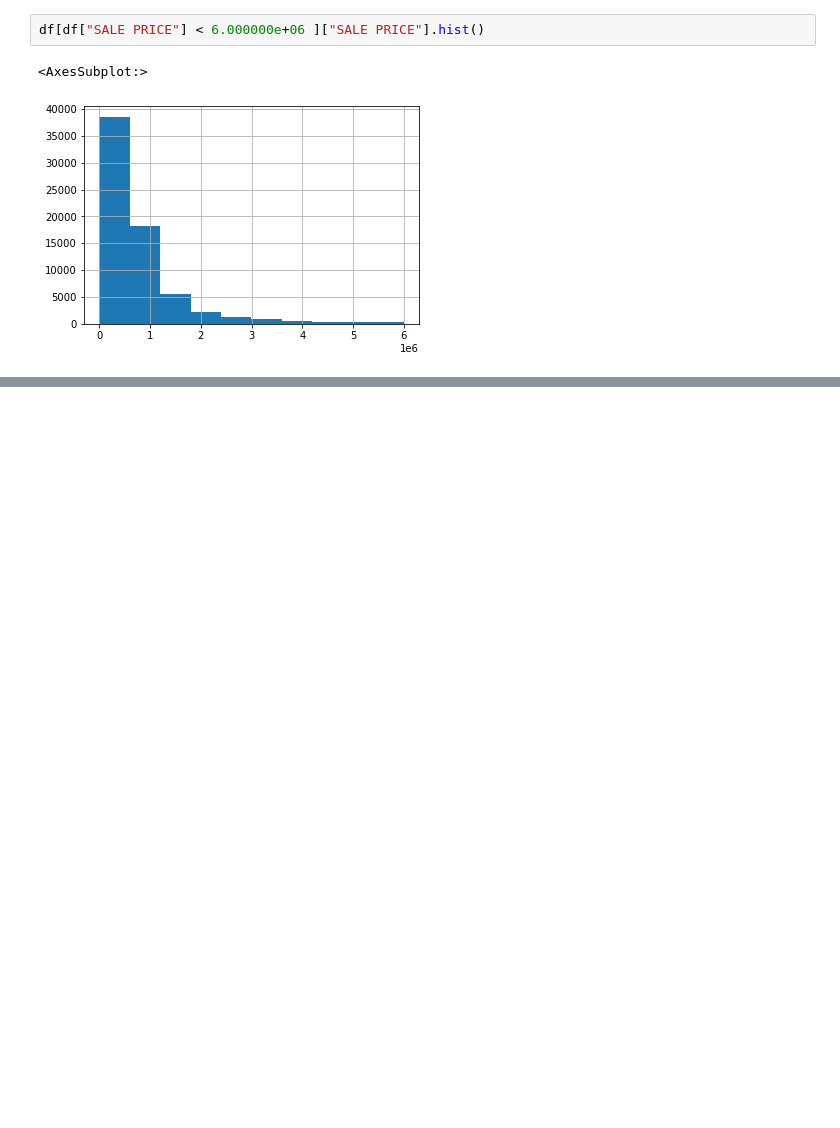
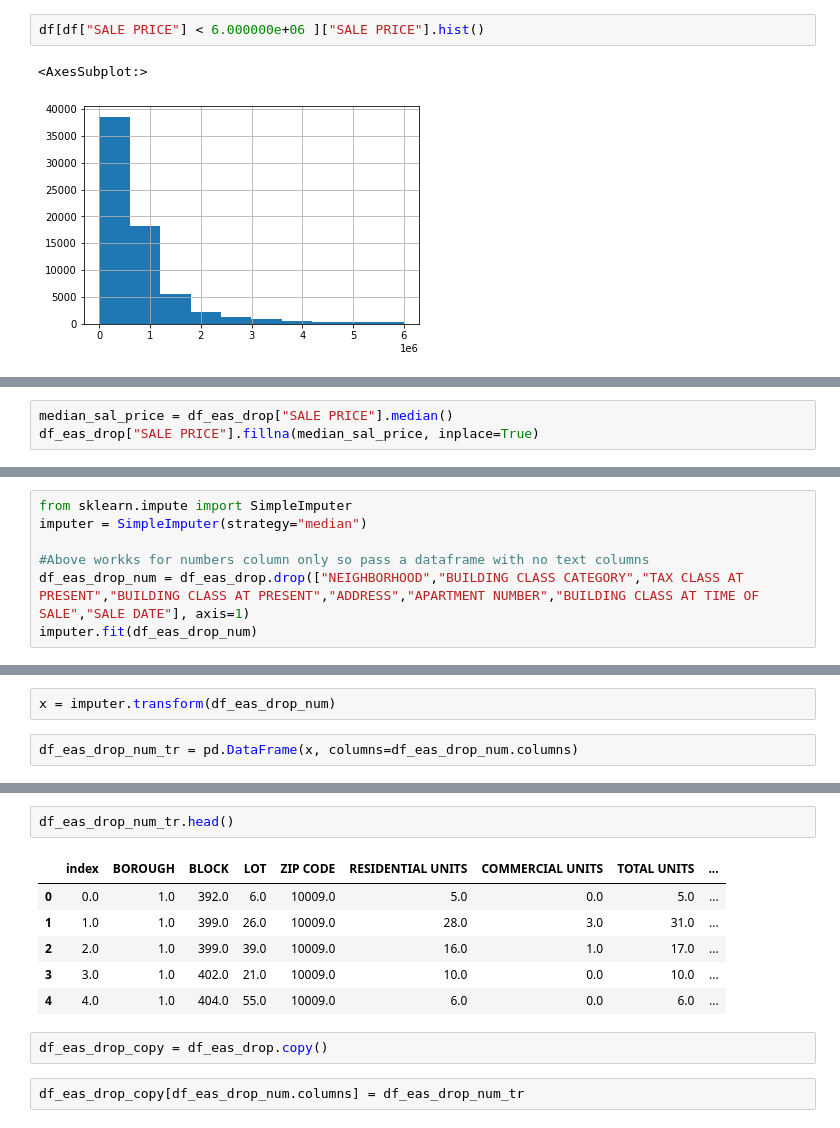
Before and after one commit to joyabhishek/handson-ml2, a Jupyter notebook: myCode/My take on Chapter 2.ipynb, the cells around one changed output, grey strips where cells are left out. Cells and saved outputs as stored; diff of their text form; blank space fills up the shorter version.

```diff
--- a/myCode/My take on Chapter 2.ipynb
+++ b/myCode/My take on Chapter 2.ipynb
@@ -299,0 +631,3 @@ df[df["SALE PRICE"] < 6.000000e+06 ]["SALE PRICE"].hist()
+# %%
+median_sal_price = df_eas_drop["SALE PRICE"].median()
+df_eas_drop["SALE PRICE"].fillna(median_sal_price, inplace=True)
@@ -299,0 +661,7 @@ df[df["SALE PRICE"] < 6.000000e+06 ]["SALE PRICE"].hist()
+# %%
+from sklearn.impute import SimpleImputer
+imputer = SimpleImputer(strategy="median")
+
+#Above workks for numbers column only so pass a dataframe with no text columns
+df_eas_drop_num = df_eas_drop.drop(["NEIGHBORHOOD","BUILDING CLASS CATEGORY","TAX CLASS AT PRESENT","BUILDING CLASS AT PRESENT","ADDRESS","APARTMENT NUMBER","BUILDING CLASS AT TIME OF SALE","SALE DATE"], axis=1)
+imputer.fit(df_eas_drop_num)
@@ -299,0 +690,4 @@ df[df["SALE PRICE"] < 6.000000e+06 ]["SALE PRICE"].hist()
+# %%
+x = imputer.transform(df_eas_drop_num)
+# %%
+df_eas_drop_num_tr = pd.DataFrame(x, columns=df_eas_drop_num.columns)
@@ -299,0 +717,13 @@ df[df["SALE PRICE"] < 6.000000e+06 ]["SALE PRICE"].hist()
+# %%
+df_eas_drop_num_tr.head()
+# %% [output]
+|  | index | BOROUGH | BLOCK | LOT | ZIP CODE | RESIDENTIAL UNITS | COMMERCIAL UNITS | TOTAL UNITS | ... |
+| 0 | 0.0 | 1.0 | 392.0 | 6.0 | 10009.0 | 5.0 | 0.0 | 5.0 | ... |
+| 1 | 1.0 | 1.0 | 399.0 | 26.0 | 10009.0 | 28.0 | 3.0 | 31.0 | ... |
+| 2 | 2.0 | 1.0 | 399.0 | 39.0 | 10009.0 | 16.0 | 1.0 | 17.0 | ... |
+| 3 | 3.0 | 1.0 | 402.0 | 21.0 | 10009.0 | 10.0 | 0.0 | 10.0 | ... |
+| 4 | 4.0 | 1.0 | 404.0 | 55.0 | 10009.0 | 6.0 | 0.0 | 6.0 | ... |
+# %%
+df_eas_drop_copy = df_eas_drop.copy()
+# %%
+df_eas_drop_copy[df_eas_drop_num.columns] = df_eas_drop_num_tr
```
Also changed, not shown: parts of 55 cells of this notebook, 1 other file.
